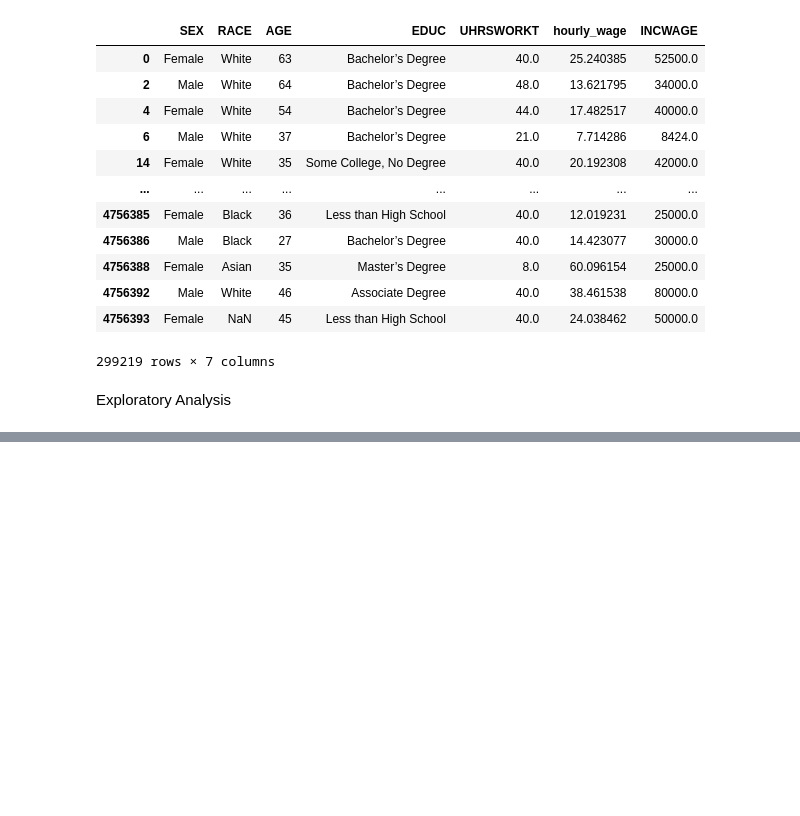
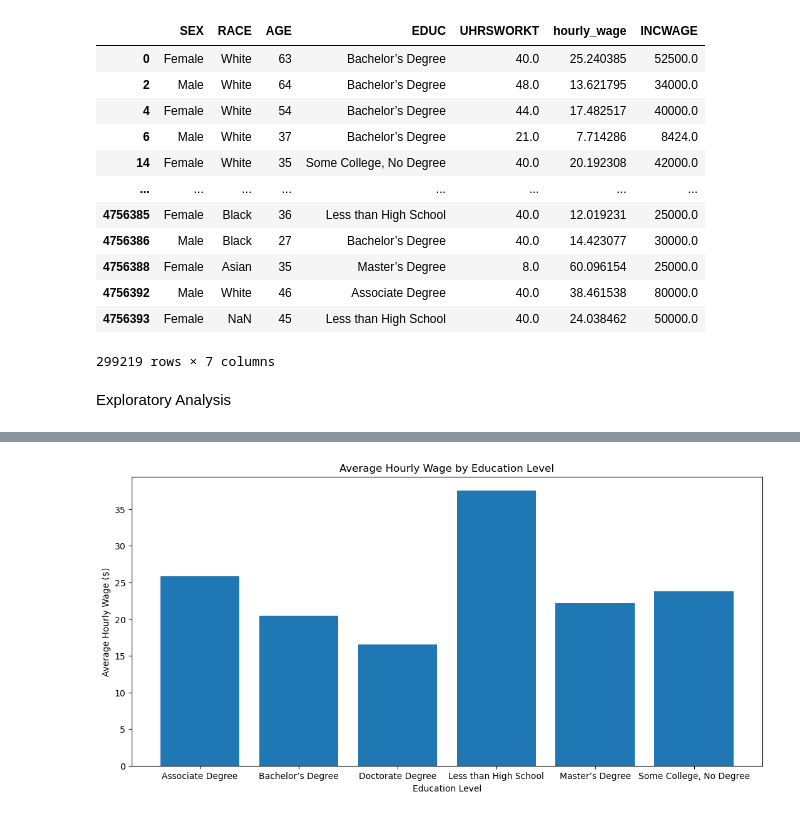
Before and after one commit to ShivaSaiV/Labor-Economics-Project, a Jupyter notebook: project.ipynb, the cells around one changed output, grey strips where cells are left out. Cells and saved outputs as stored; diff of their text form; code cells hidden in the pictures; blank space fills up the shorter version.

```diff
--- a/project.ipynb
+++ b/project.ipynb
@@ -123,0 +137,13 @@ Exploratory Analysis
+# %%
+# Wage distribution by education
+edu_wage = workers.groupby('EDUC')['hourly_wage'].mean()
+
+plt.figure(figsize=(13,6))
+plt.bar(edu_wage.index, edu_wage.values)
+plt.title('Average Hourly Wage by Education Level')
+plt.xlabel('Education Level')
+plt.ylabel('Average Hourly Wage ($)')
+plt.savefig("wage_by_education.png")
+plt.show()
+# %% [output]
+[figure, added]
```
Also changed, not shown: parts of 8 cells of this notebook, 4 other files.
